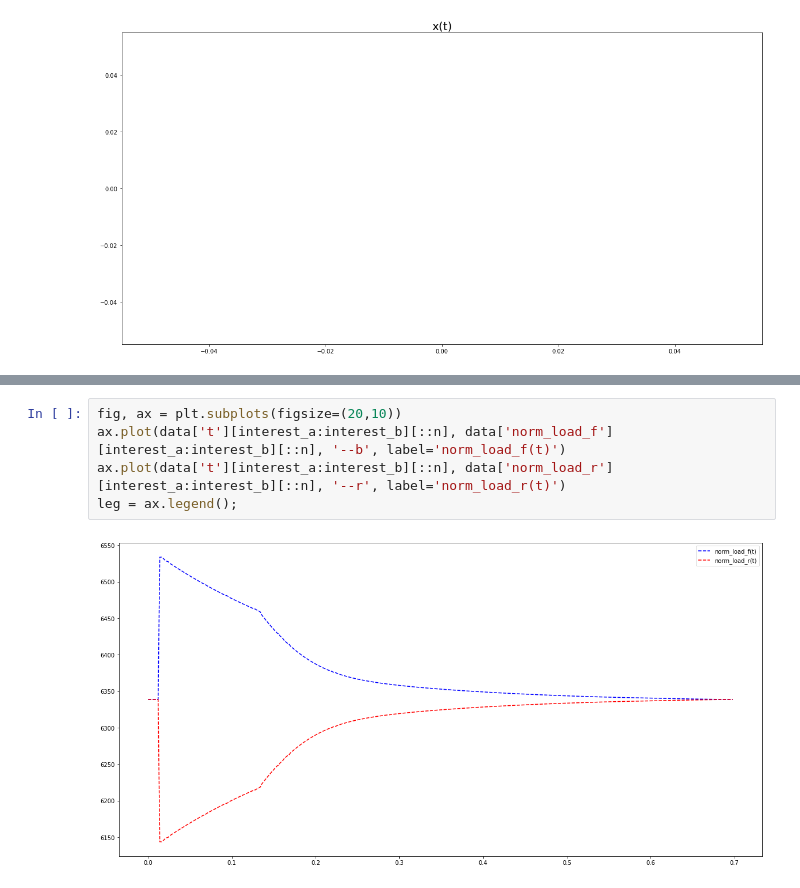
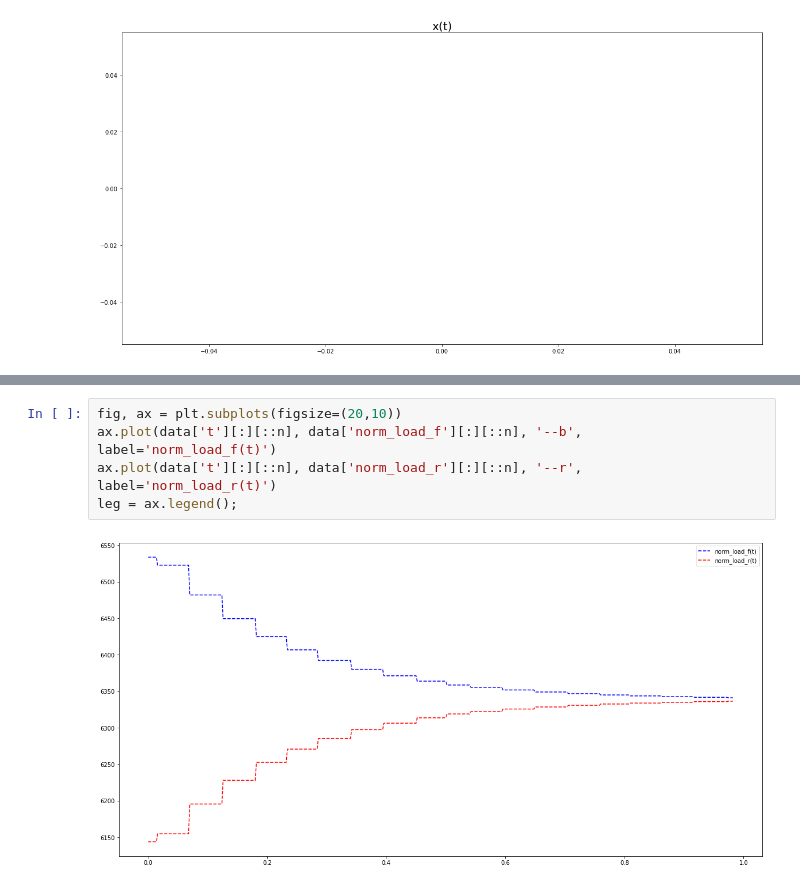
Before and after one commit to AvaRat/dynamic-model-car-simulator, a Jupyter notebook: simulator_visualization.ipynb, the cells around one changed output, grey strips where cells are left out. Drawn from its saved outputs; the diff is of its cells as text.

```diff
--- a/simulator_visualization.ipynb
+++ b/simulator_visualization.ipynb
@@ -226,10 +226,10 @@ Text(0.5, 1.0, 'y(t)')
 # %%
 fig, ax = plt.subplots(figsize=(20,10))
-ax.plot(data['t'][interest_a:interest_b][::n], data['norm_load_f'][interest_a:interest_b][::n], '--b', label='norm_load_f(t)')
-ax.plot(data['t'][interest_a:interest_b][::n], data['norm_load_r'][interest_a:interest_b][::n], '--r', label='norm_load_r(t)')
+ax.plot(data['t'][:][::n], data['norm_load_f'][:][::n], '--b', label='norm_load_f(t)')
+ax.plot(data['t'][:][::n], data['norm_load_r'][:][::n], '--r', label='norm_load_r(t)')
 leg = ax.legend();
 # %% [output]
-[figure, old version]
+[figure, new version]
 # %%
 plt.plot(np.diff(slip_angle[interest_a:interest_b][::n]), '.')
 # %% [output]
```
Also changed, not shown: parts of 17 cells of this notebook, 4 other files.
